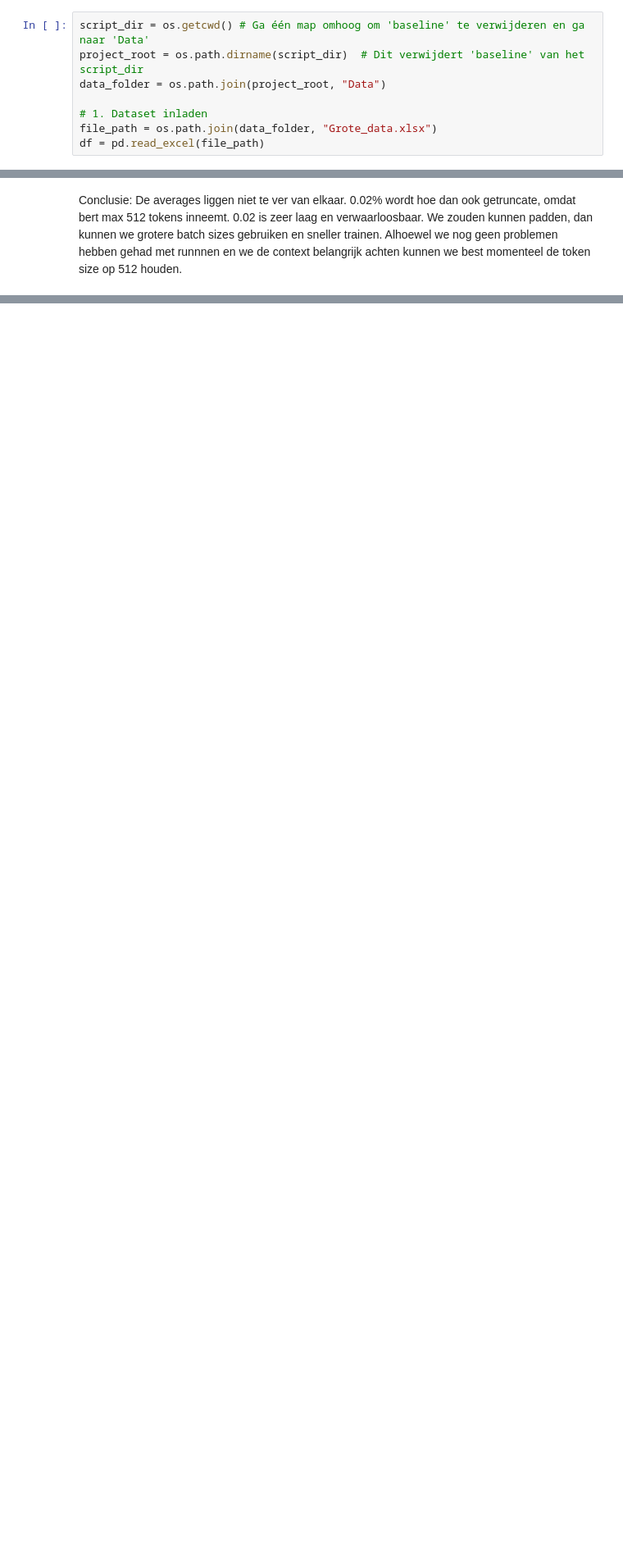
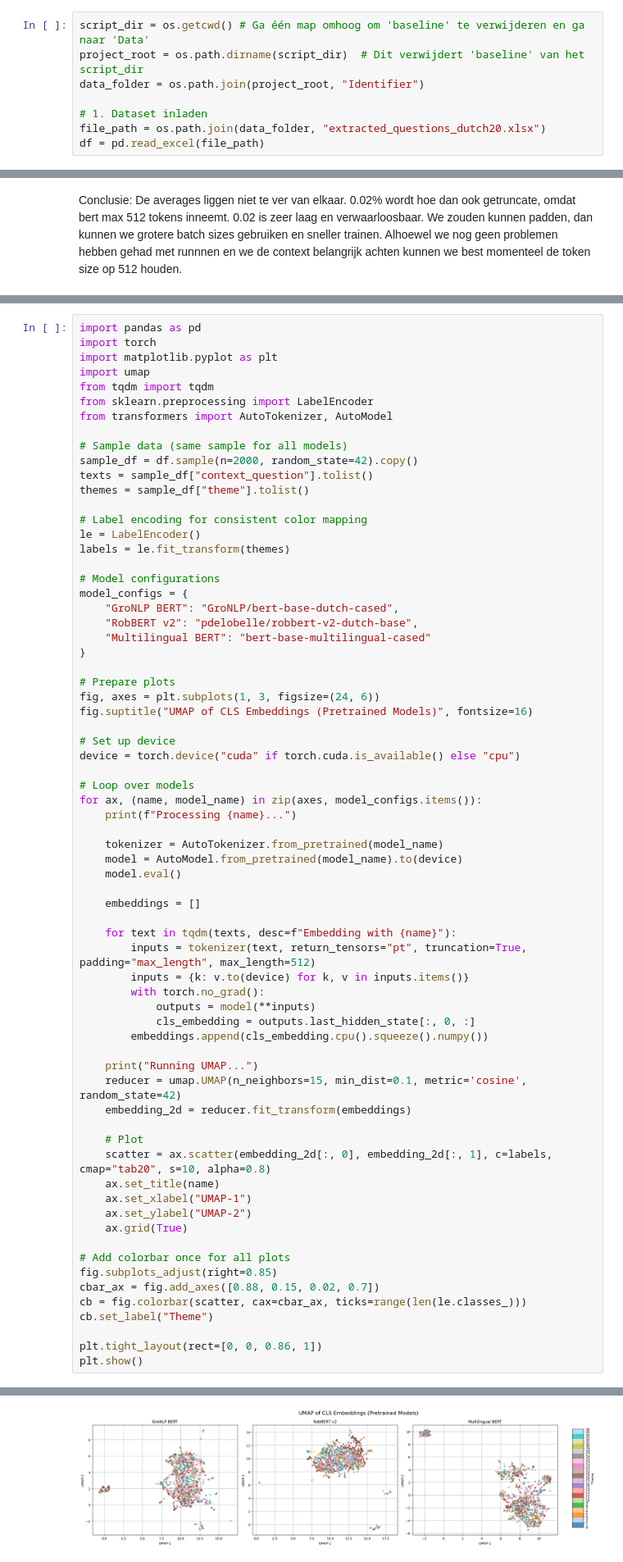
Before and after one commit to Corrie09/IdentifyingAndClassifying-Dutch-Statistical-Questions, a Jupyter notebook: EDA/EDA.ipynb, the cells around one changed output, grey strips where cells are left out. Shown: that part at 82% size. Saved outputs shown, nothing was run; the diff lists cells and outputs as text; blank space fills up the shorter version.

Commit message:
bert classifier zo gewijzigd dat er umap is. EDA kijken naar dubbele conctenations, identifier, kleine aanpassing, nieuwe grote dataset, context juister gemaakt

```diff
--- a/EDA/EDA.ipynb
+++ b/EDA/EDA.ipynb
@@ -17,10 +17,10 @@ import os
 # %%
 script_dir = os.getcwd() # Ga één map omhoog om 'baseline' te verwijderen en ga naar 'Data'
 project_root = os.path.dirname(script_dir)  # Dit verwijdert 'baseline' van het script_dir
-data_folder = os.path.join(project_root, "Data")
+data_folder = os.path.join(project_root, "Identifier")
 
 # 1. Dataset inladen
-file_path = os.path.join(data_folder, "Grote_data.xlsx")
+file_path = os.path.join(data_folder, "extracted_questions_dutch20.xlsx")
 df = pd.read_excel(file_path)
 # %%
 import pandas as pd
@@ -224,0 +167,70 @@ Running UMAP...
+# %%
+import pandas as pd
+import torch
+import matplotlib.pyplot as plt
+import umap
+from tqdm import tqdm
+from sklearn.preprocessing import LabelEncoder
+from transformers import AutoTokenizer, AutoModel
+
+# Sample data (same sample for all models)
+sample_df = df.sample(n=2000, random_state=42).copy()
+texts = sample_df["context_question"].tolist()
+themes = sample_df["theme"].tolist()
+
+# Label encoding for consistent color mapping
+le = LabelEncoder()
+labels = le.fit_transform(themes)
+
+# Model configurations
+model_configs = {
+    "GroNLP BERT": "GroNLP/bert-base-dutch-cased",
+    "RobBERT v2": "pdelobelle/robbert-v2-dutch-base",
+    "Multilingual BERT": "bert-base-multilingual-cased"
+}
+
+# Prepare plots
+fig, axes = plt.subplots(1, 3, figsize=(24, 6))
+fig.suptitle("UMAP of CLS Embeddings (Pretrained Models)", fontsize=16)
+
+# Set up device
+device = torch.device("cuda" if torch.cuda.is_available() else "cpu")
+
+# Loop over models
+for ax, (name, model_name) in zip(axes, model_configs.items()):
+    print(f"Processing {name}...")
+
+    tokenizer = AutoTokenizer.from_pretrained(model_name)
+    model = AutoModel.from_pretrained(model_name).to(device)
+    model.eval()
+
+    embeddings = []
+
+    for text in tqdm(texts, desc=f"Embedding with {name}"):
+        inputs = tokenizer(text, return_tensors="pt", truncation=True, padding="max_length", max_length=512)
+        inputs = {k: v.to(device) for k, v in inputs.items()}
+        with torch.no_grad():
+            outputs = model(**inputs)
+            cls_embedding = outputs.last_hidden_state[:, 0, :]
+        embeddings.append(cls_embedding.cpu().squeeze().numpy())
+
+    print("Running UMAP...")
+    reducer = umap.UMAP(n_neighbors=15, min_dist=0.1, metric='cosine', random_state=42)
+    embedding_2d = reducer.fit_transform(embeddings)
+
+    # Plot
+    scatter = ax.scatter(embedding_2d[:, 0], embedding_2d[:, 1], c=labels, cmap="tab20", s=10, alpha=0.8)
+    ax.set_title(name)
+    ax.set_xlabel("UMAP-1")
+    ax.set_ylabel("UMAP-2")
+    ax.grid(True)
+
+# Add colorbar once for all plots
+fig.subplots_adjust(right=0.85)
+cbar_ax = fig.add_axes([0.88, 0.15, 0.02, 0.7])
+cb = fig.colorbar(scatter, cax=cbar_ax, ticks=range(len(le.classes_)))
+cb.set_label("Theme")
+
+plt.tight_layout(rect=[0, 0, 0.86, 1])
+plt.show()
+# %% [output]
@@ -224,0 +247 @@ Running UMAP...
+[figure, added]
```
Also changed, not shown: parts of 8 cells of this notebook, 6 other files.
